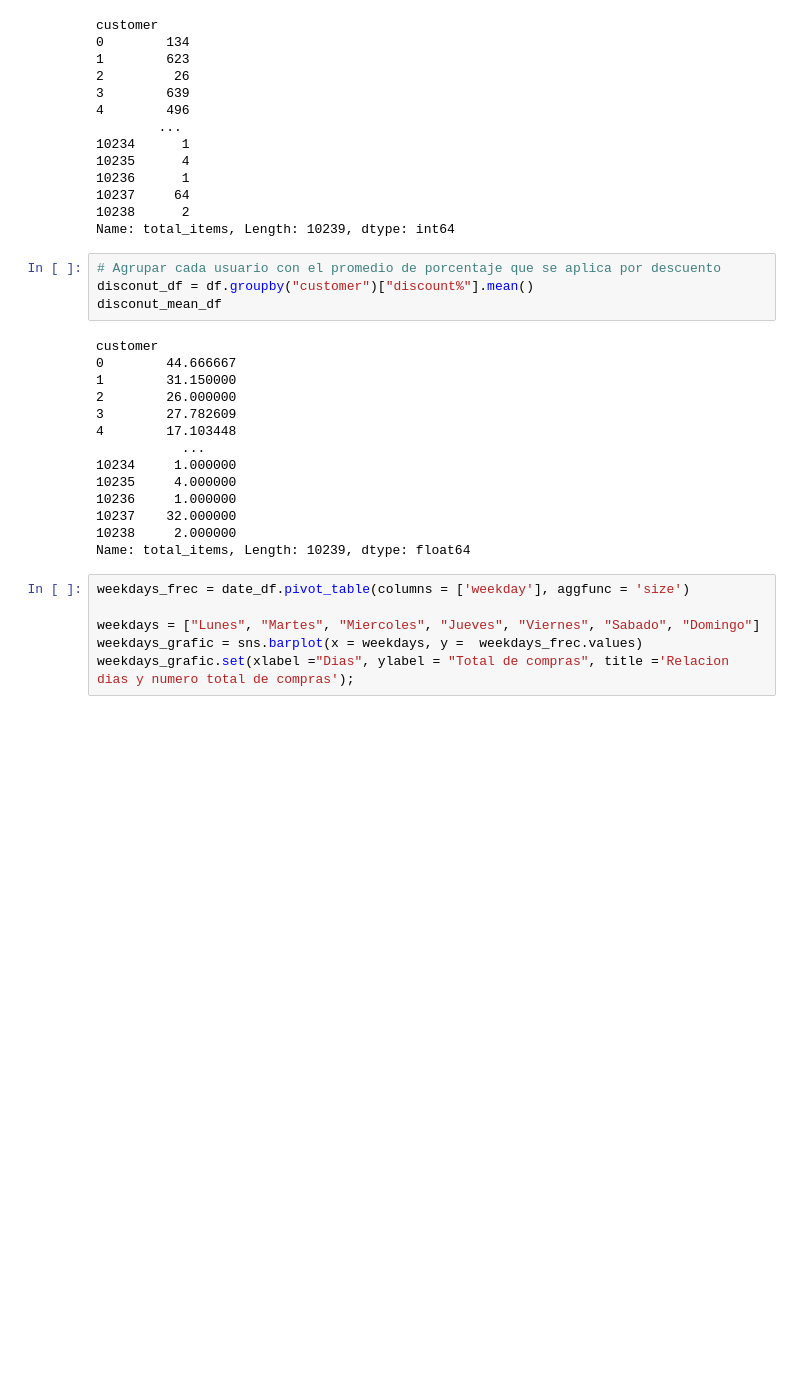
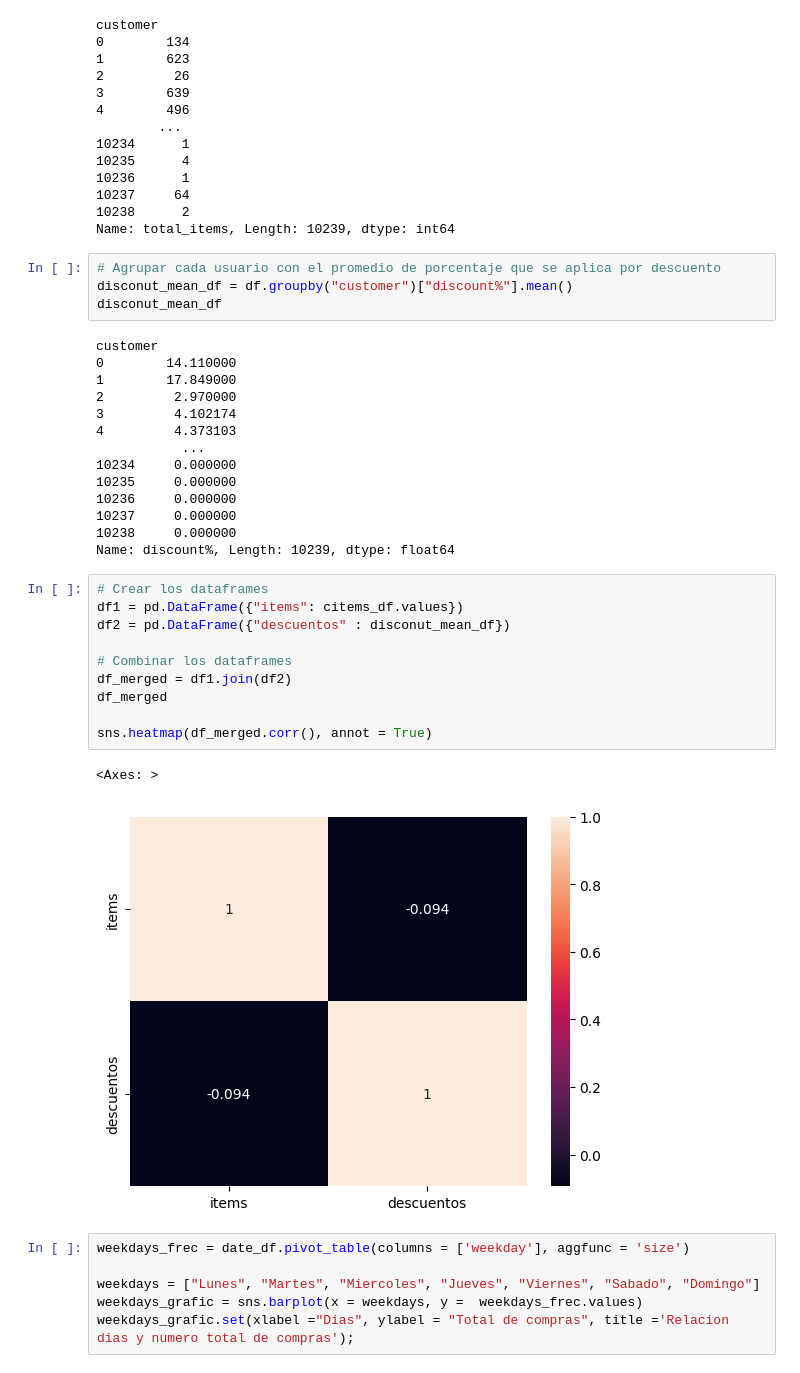
Before and after one commit to Francisco1583/francisco123, a Jupyter notebook: retoAnalitica/tarea2.ipynb, the cells around one changed output. Saved outputs shown, nothing was run; the diff lists cells and outputs as text; blank space fills up the shorter version.

Commit message:
Correlacion Productos - Descuento

```diff
--- a/retoAnalitica/tarea2.ipynb
+++ b/retoAnalitica/tarea2.ipynb
@@ -150,22 +150,35 @@ customer
 Name: total_items, Length: 10239, dtype: int64
 # %%
 # Agrupar cada usuario con el promedio de porcentaje que se aplica por descuento
-disconut_df = df.groupby("customer")["discount%"].mean()
+disconut_mean_df = df.groupby("customer")["discount%"].mean()
 disconut_mean_df
 # %% [output]
 customer
-0        44.666667
-1        31.150000
-2        26.000000
-3        27.782609
-4        17.103448
+0        14.110000
+1        17.849000
+2         2.970000
+3         4.102174
+4         4.373103
            ...
-10234     1.000000
-10235     4.000000
-10236     1.000000
-10237    32.000000
-10238     2.000000
-Name: total_items, Length: 10239, dtype: float64
+10234     0.000000
+10235     0.000000
+10236     0.000000
+10237     0.000000
+10238     0.000000
+Name: discount%, Length: 10239, dtype: float64
+# %%
+# Crear los dataframes
+df1 = pd.DataFrame({"items": citems_df.values})
+df2 = pd.DataFrame({"descuentos" : disconut_mean_df})
+
+# Combinar los dataframes
+df_merged = df1.join(df2)
+df_merged
+
+sns.heatmap(df_merged.corr(), annot = True)
+# %% [output]
+<Axes: >
+[figure, added]
 # %%
 weekdays_frec = date_df.pivot_table(columns = ['weekday'], aggfunc = 'size')
 
```
